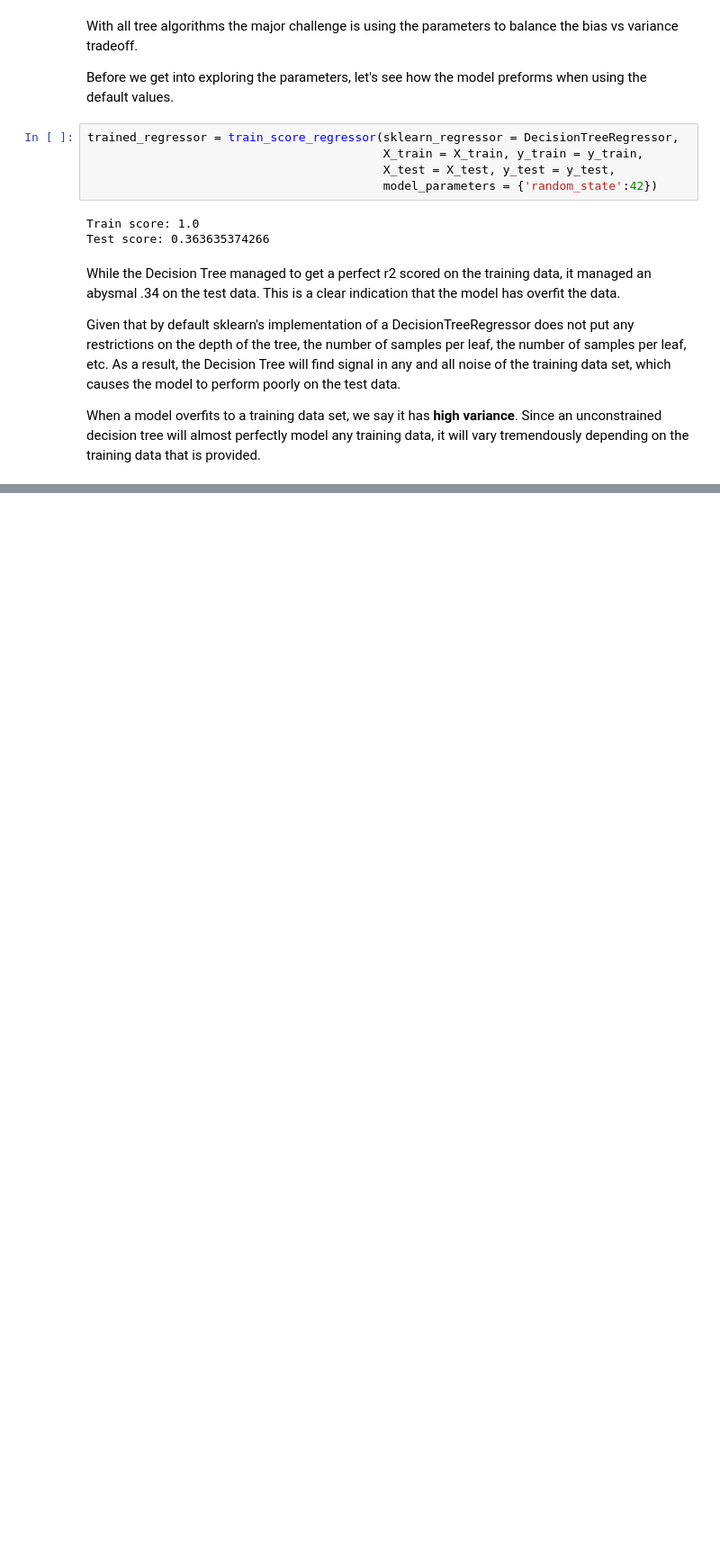
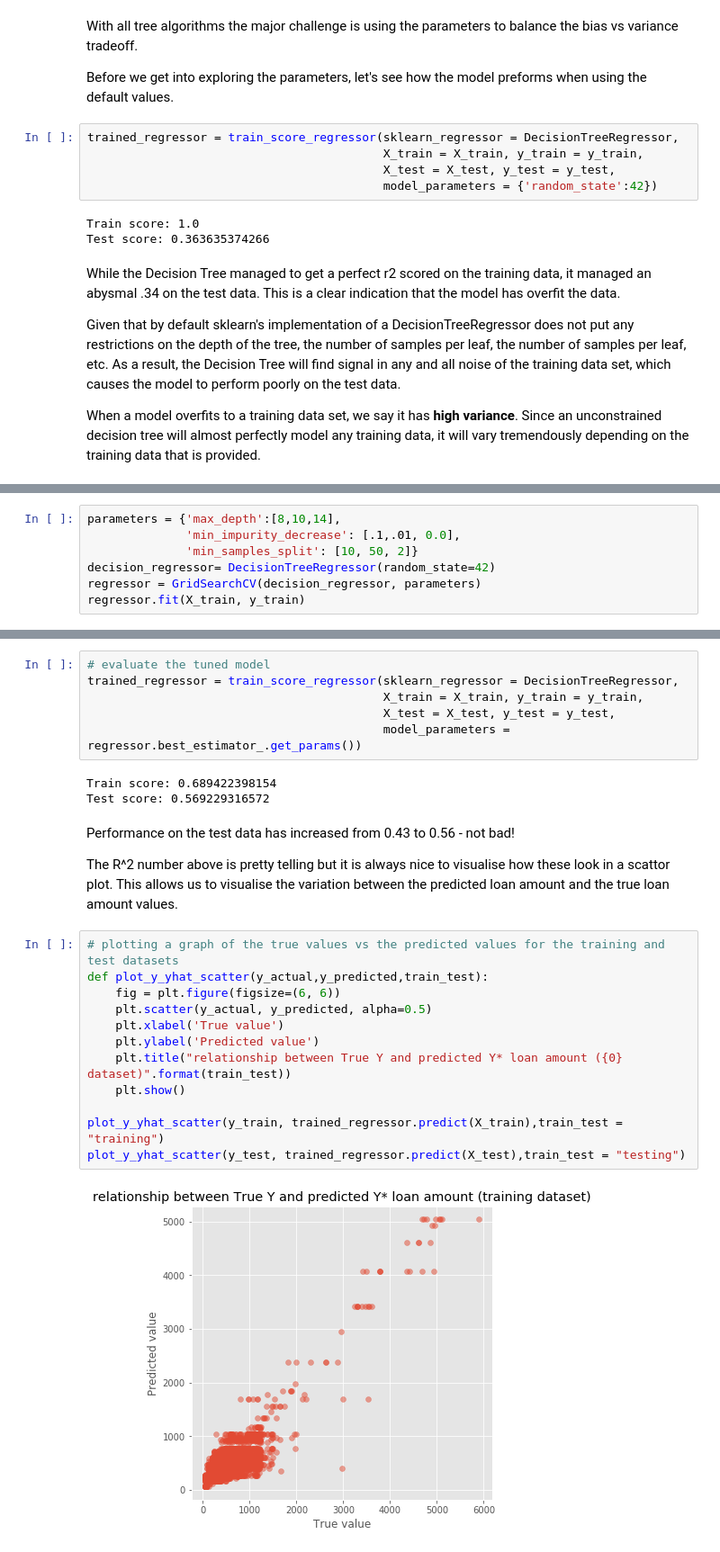
Before and after one commit to DeltaAnalytics/machine_learning_for_good, a Jupyter notebook: module_4_decision_trees/4_1_decision_trees.ipynb, the cells around one changed output, grey strips where cells are left out. Shown at 90% size. Saved outputs shown, nothing was run; the diff lists cells and outputs as text; blank space fills up the shorter version.

Commit message:
first initial split for decision trees

```diff
--- a/module_4_decision_trees/4_1_decision_trees.ipynb
+++ b/module_4_decision_trees/4_1_decision_trees.ipynb
@@ -189,0 +215,7 @@ Test score: 0.438339906714
+# %%
+parameters = {'max_depth':[8,10,14],
+              'min_impurity_decrease': [.1,.01, 0.0],
+              'min_samples_split': [10, 50, 2]}
+decision_regressor= DecisionTreeRegressor(random_state=42)
+regressor = GridSearchCV(decision_regressor, parameters)
+regressor.fit(X_train, y_train)
@@ -189,0 +249,27 @@ Test score: 0.438339906714
+# %%
+# evaluate the tuned model
+trained_regressor = train_score_regressor(sklearn_regressor = DecisionTreeRegressor,
+                                          X_train = X_train, y_train = y_train,
+                                          X_test = X_test, y_test = y_test,
+                                          model_parameters = regressor.best_estimator_.get_params())
+# %% [output]
+Train score: 0.689422398154
+Test score: 0.569229316572
+# %% [markdown]
+Performance on the test data has increased from 0.43 to 0.56 - not bad!
+
+The R^2 number above is pretty telling but it is always nice to visualise how these look in a scattor plot. This allows us to visualise the variation between the predicted loan amount and the true loan amount values.
+# %%
+# plotting a graph of the true values vs the predicted values for the training and test datasets
+def plot_y_yhat_scatter(y_actual,y_predicted,train_test):
+    fig = plt.figure(figsize=(6, 6))
+    plt.scatter(y_actual, y_predicted, alpha=0.5)
+    plt.xlabel('True value')
+    plt.ylabel('Predicted value')
+    plt.title("relationship between True Y and predicted Y* loan amount ({0} dataset)".format(train_test))
+    plt.show()
+
+plot_y_yhat_scatter(y_train, trained_regressor.predict(X_train),train_test = "training")
+plot_y_yhat_scatter(y_test, trained_regressor.predict(X_test),train_test = "testing")
+# %% [output]
+[figure, added]
```
Also changed, not shown: parts of 35 cells of this notebook.
